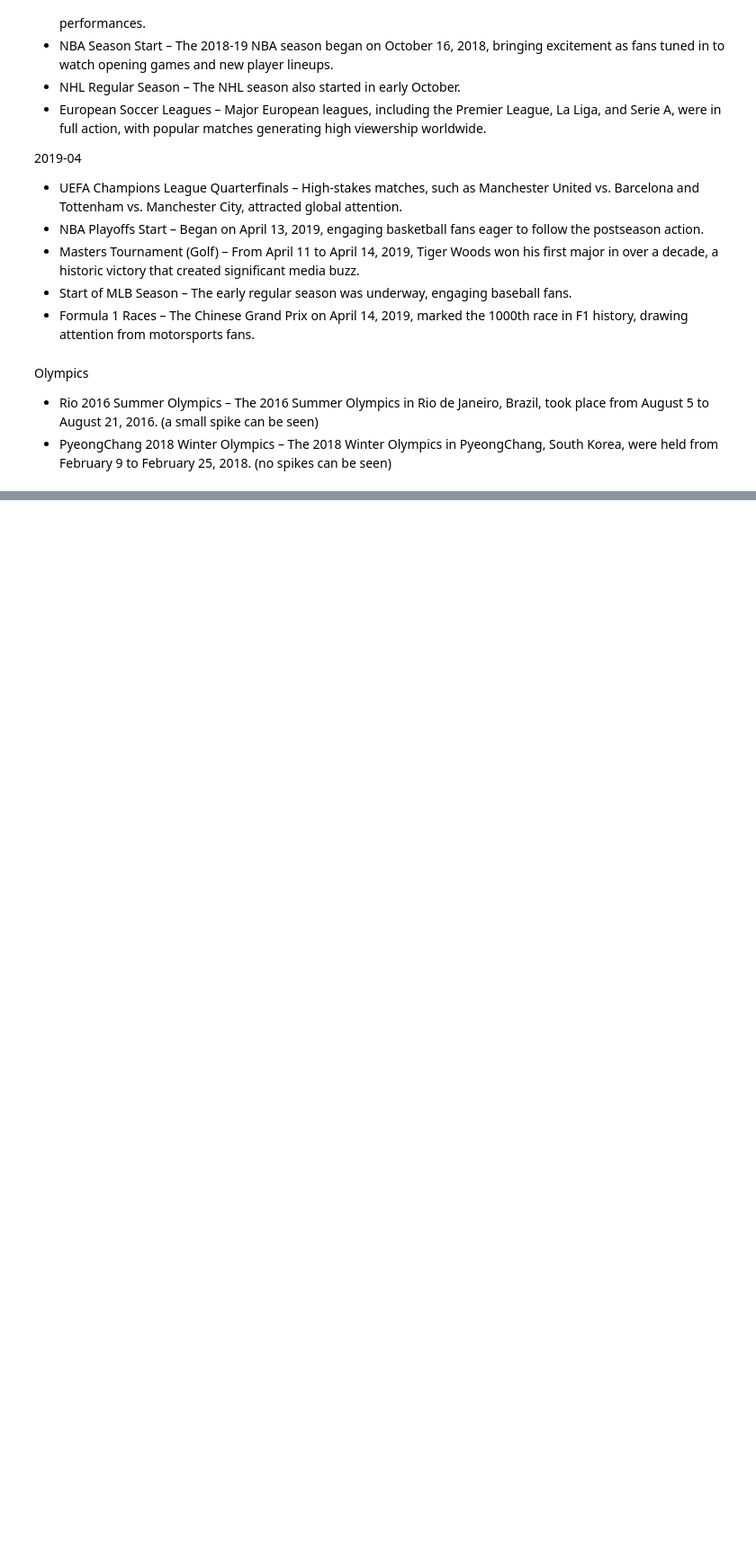
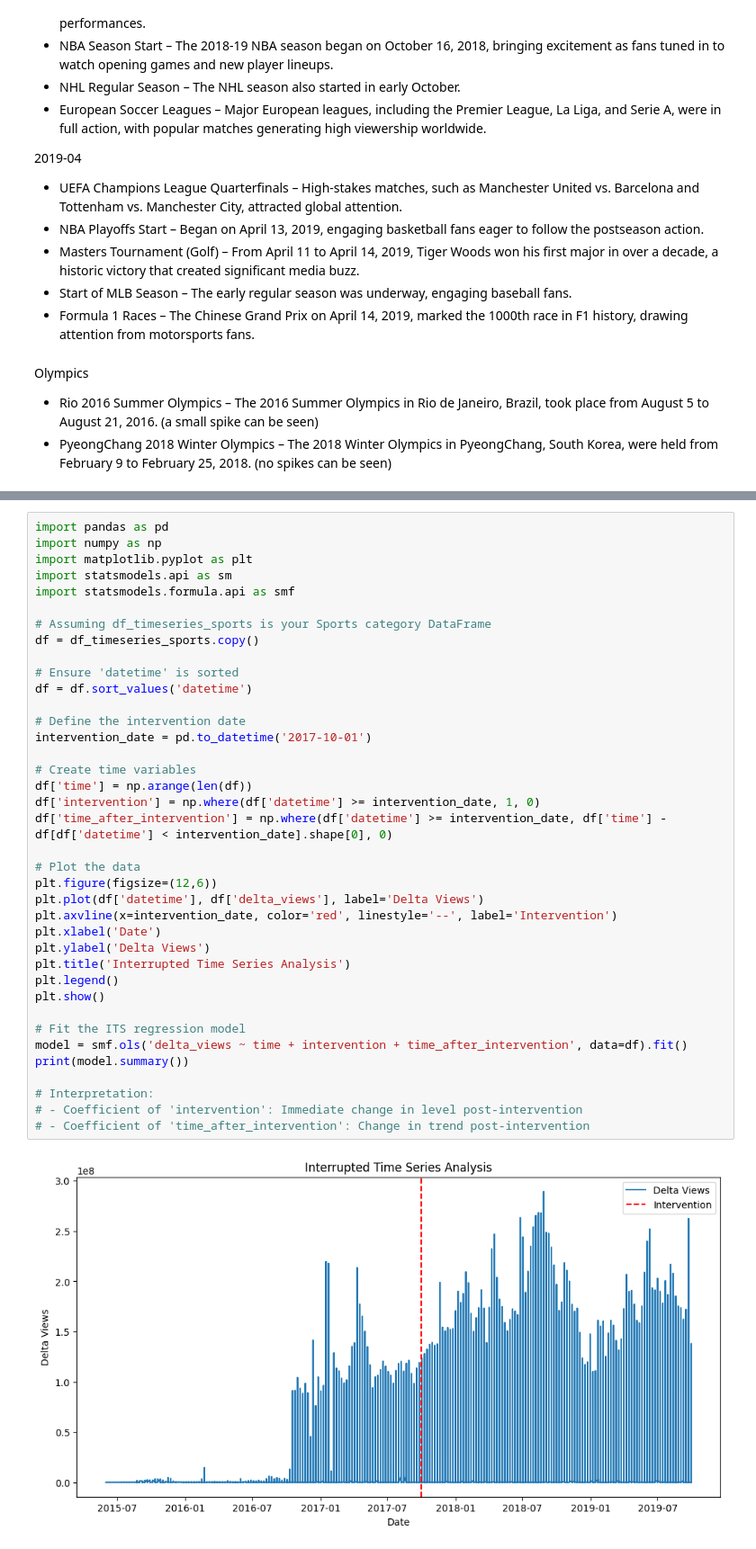
Before and after one commit to epfl-ada/ada-2024-project-robodatapioneers2024, a Jupyter notebook: init_analysis.ipynb, the cells around one changed output, grey strips where cells are left out. Shown at 90% size. Saved outputs shown, nothing was run; the diff lists cells and outputs as text; blank space fills up the shorter version.

```diff
--- a/init_analysis.ipynb
+++ b/init_analysis.ipynb
@@ -205,0 +363,40 @@ Olympics
+# %%
+import pandas as pd
+import numpy as np
+import matplotlib.pyplot as plt
+import statsmodels.api as sm
+import statsmodels.formula.api as smf
+
+# Assuming df_timeseries_sports is your Sports category DataFrame
+df = df_timeseries_sports.copy()
+
+# Ensure 'datetime' is sorted
+df = df.sort_values('datetime')
+
+# Define the intervention date
+intervention_date = pd.to_datetime('2017-10-01')
+
+# Create time variables
+df['time'] = np.arange(len(df))
+df['intervention'] = np.where(df['datetime'] >= intervention_date, 1, 0)
+df['time_after_intervention'] = np.where(df['datetime'] >= intervention_date, df['time'] - df[df['datetime'] < intervention_date].shape[0], 0)
+
+# Plot the data
+plt.figure(figsize=(12,6))
+plt.plot(df['datetime'], df['delta_views'], label='Delta Views')
+plt.axvline(x=intervention_date, color='red', linestyle='--', label='Intervention')
+plt.xlabel('Date')
+plt.ylabel('Delta Views')
+plt.title('Interrupted Time Series Analysis')
+plt.legend()
+plt.show()
+
+# Fit the ITS regression model
+model = smf.ols('delta_views ~ time + intervention + time_after_intervention', data=df).fit()
+print(model.summary())
+
+# Interpretation:
+# - Coefficient of 'intervention': Immediate change in level post-intervention
+# - Coefficient of 'time_after_intervention': Change in trend post-intervention
+# %% [output]
+[figure, added]
```
Also changed, not shown: parts of 10 cells of this notebook.
